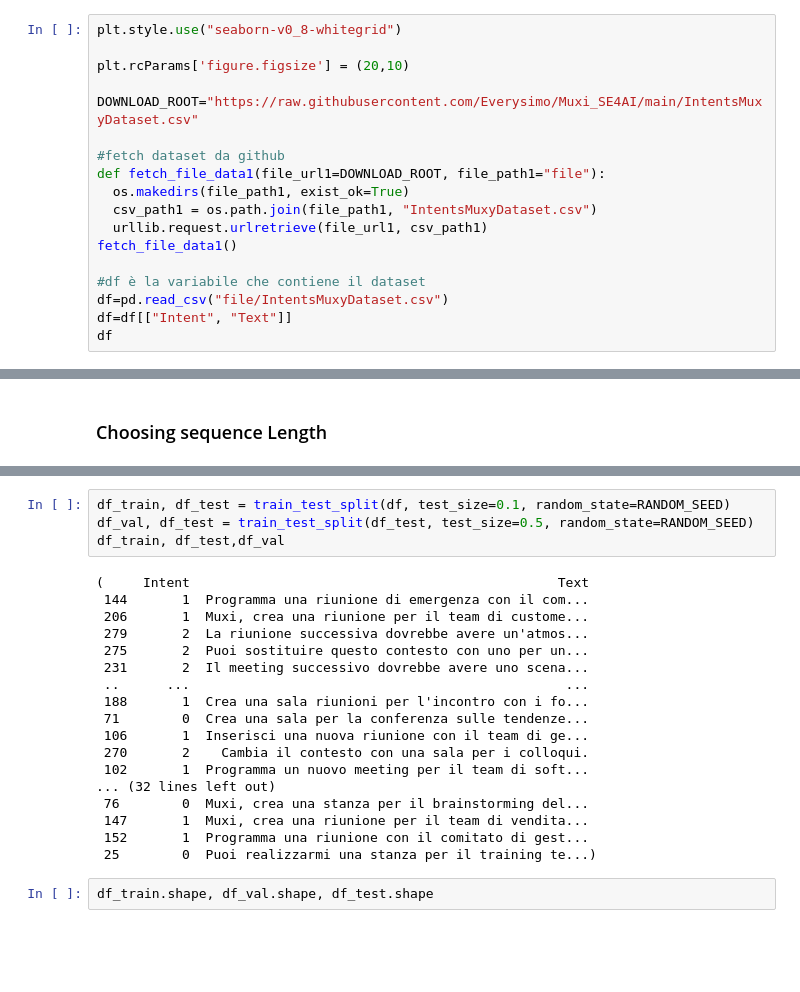
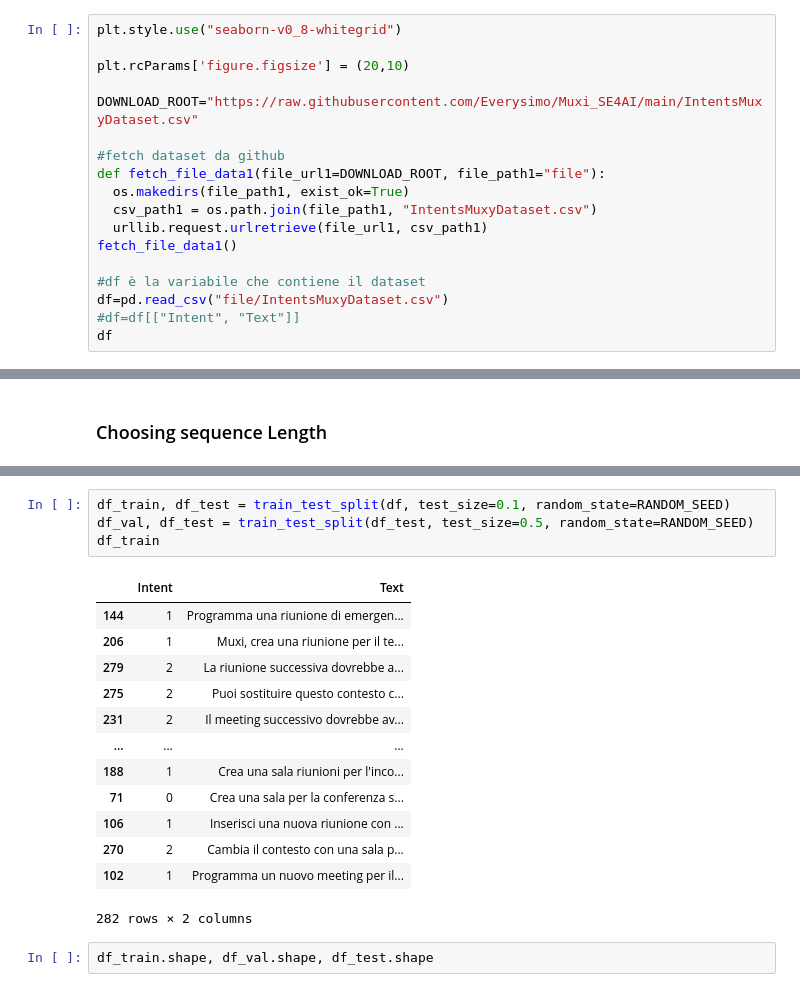
Before and after one commit to Everysimo/Muxi_SE4AI, a Jupyter notebook: Muxi_BERT_IntentRecognition.ipynb, the cells around one changed output, grey strips where cells are left out. Cells and saved outputs as stored; diff of their text form; blank space fills up the shorter version.

```diff
--- a/Muxi_BERT_IntentRecognition.ipynb
+++ b/Muxi_BERT_IntentRecognition.ipynb
@@ -83,7 +84,7 @@ fetch_file_data1()
 
 #df è la variabile che contiene il dataset
 df=pd.read_csv("file/IntentsMuxyDataset.csv")
-df=df[["Intent", "Text"]]
+#df=df[["Intent", "Text"]]
 df
 # %% [output]
 |  | Intent | Text |
@@ -242,25 +253,21 @@ class GPReviewDataset(Dataset):
 # %%
 df_train, df_test = train_test_split(df, test_size=0.1, random_state=RANDOM_SEED)
 df_val, df_test = train_test_split(df_test, test_size=0.5, random_state=RANDOM_SEED)
-df_train, df_test,df_val
+df_train
 # %% [output]
+|  | Intent | Text |
+| 144 | 1 | Programma una riunione di emergen... |
+| 206 | 1 | Muxi, crea una riunione per il te... |
+| 279 | 2 | La riunione successiva dovrebbe a... |
+| 275 | 2 | Puoi sostituire questo contesto c... |
+| 231 | 2 | Il meeting successivo dovrebbe av... |
+| ... | ... | ... |
+| 188 | 1 | Crea una sala riunioni per l'inco... |
+| 71 | 0 | Crea una sala per la conferenza s... |
+| 106 | 1 | Inserisci una nuova riunione con ... |
+| 270 | 2 | Cambia il contesto con una sala p... |
+| 102 | 1 | Programma un nuovo meeting per il... |
-(     Intent                                               Text
- 144       1  Programma una riunione di emergenza con il com...
- 206       1  Muxi, crea una riunione per il team di custome...
- 279       2  La riunione successiva dovrebbe avere un'atmos...
- 275       2  Puoi sostituire questo contesto con uno per un...
- 231       2  Il meeting successivo dovrebbe avere uno scena...
- ..      ...                                                ...
- 188       1  Crea una sala riunioni per l'incontro con i fo...
- 71        0  Crea una sala per la conferenza sulle tendenze...
- 106       1  Inserisci una nuova riunione con il team di ge...
- 270       2    Cambia il contesto con una sala per i colloqui.
- 102       1  Programma un nuovo meeting per il team di soft...
-... (32 lines left out)
- 76        0  Muxi, crea una stanza per il brainstorming del...
- 147       1  Muxi, crea una riunione per il team di vendita...
- 152       1  Programma una riunione con il comitato di gest...
- 25        0  Puoi realizzarmi una stanza per il training te...)
+282 rows × 2 columns
 # %%
 df_train.shape, df_val.shape, df_test.shape
 # %% [output]
```
Also changed, not shown: parts of 11 cells of this notebook.
